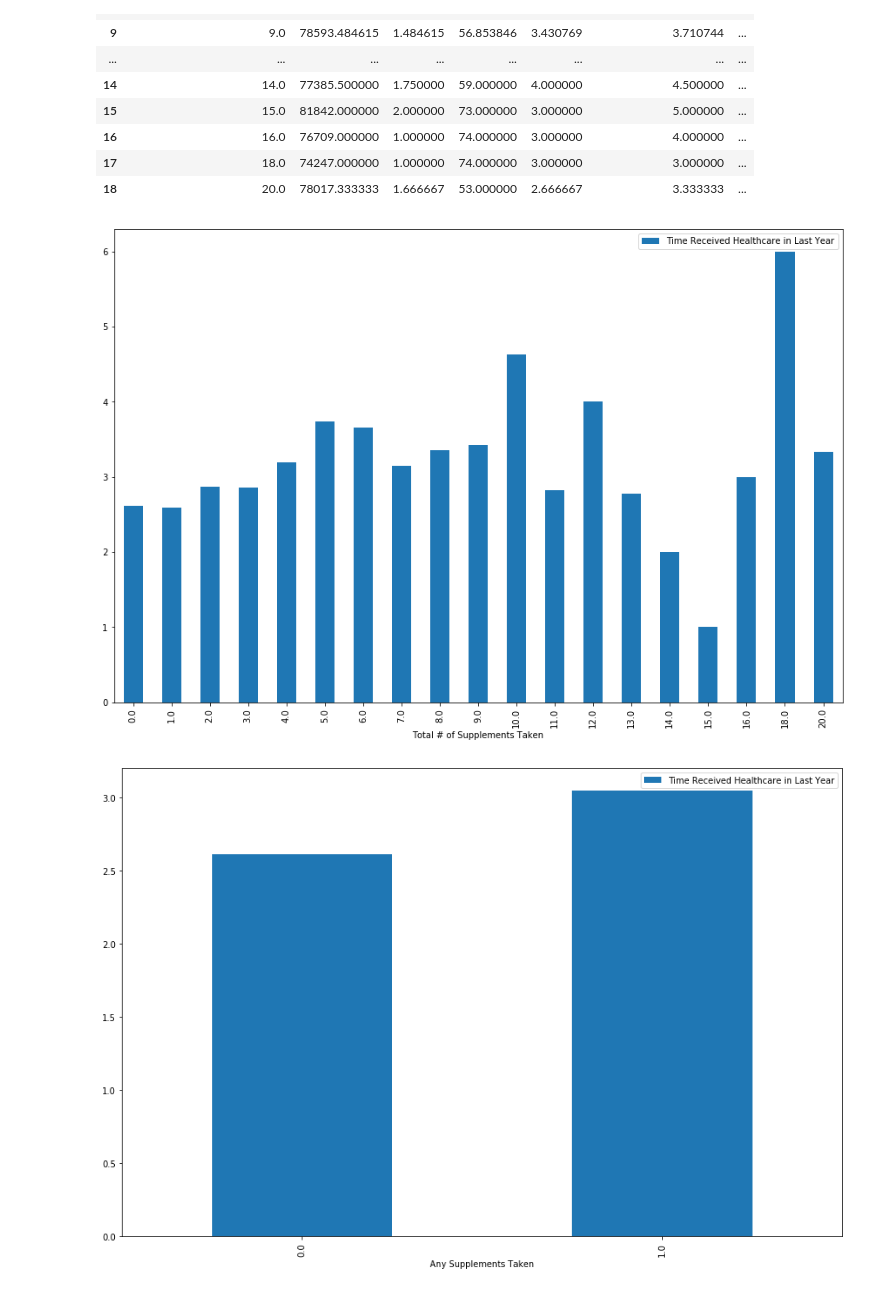
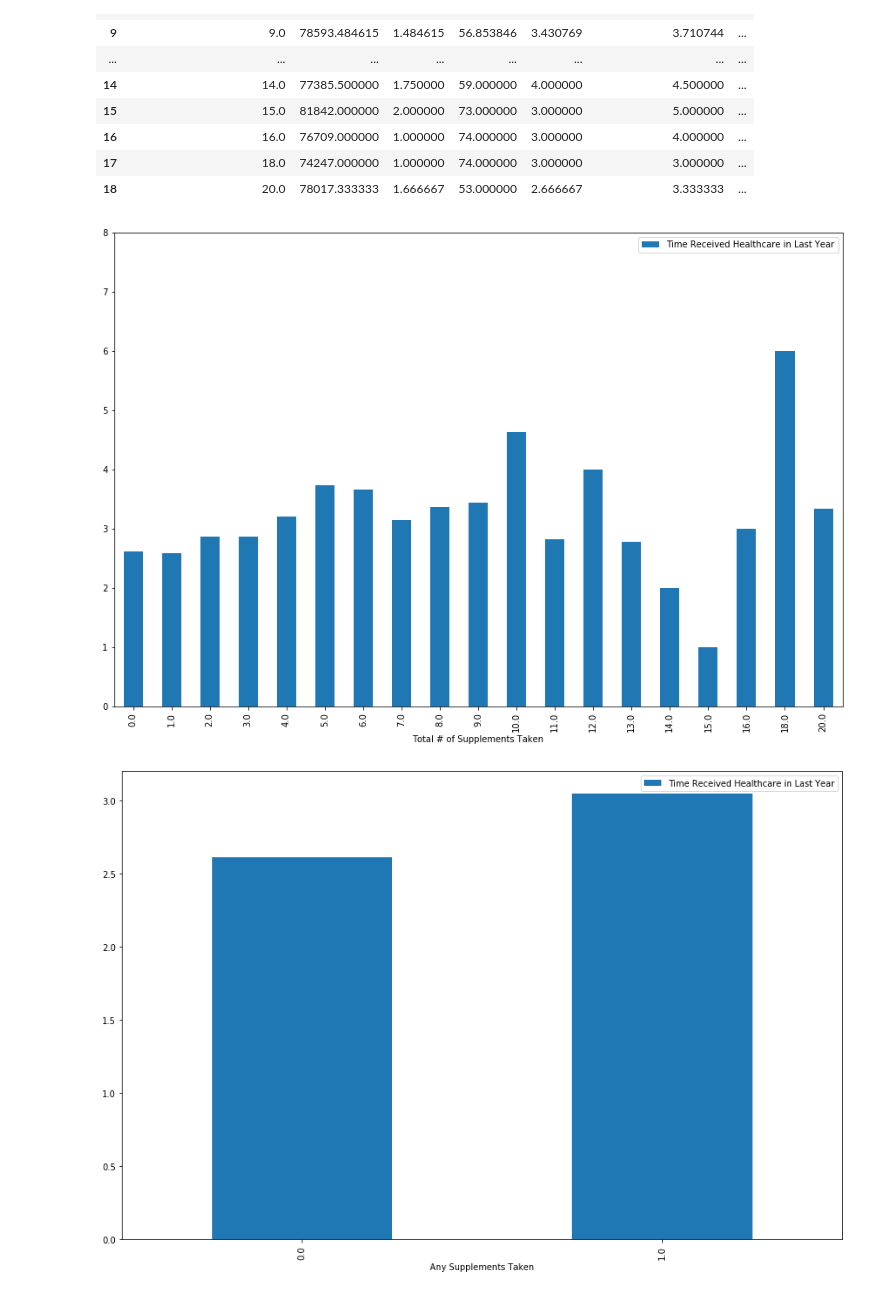
Before and after one commit to MikeAnderson89/NHANES_Research, a Jupyter notebook: Supplements/Supplement Notebook.ipynb, the cells around one changed output. Drawn from its saved outputs; the diff is of its cells as text; code cells hidden in the pictures.

```diff
--- a/Supplements/Supplement Notebook.ipynb
+++ b/Supplements/Supplement Notebook.ipynb
@@ -183,9 +196,10 @@ grouped_df
 | 18 | 20.0 | 78017.333333 | 1.666667 | 53.000000 | 2.666667 | 3.333333 | ... |
 # %%
 grouped_df.plot(kind='bar', x='Total # of Supplements Taken', y='Time Received Healthcare in Last Year', figsize=(15,10))
+plt.ylim(0, 8)
 plt.savefig('Images/Times Received Healthcare by Supplement Taken')
 # %% [output]
-[figure, old version]
+[figure, new version]
 # %%
 any_supplements_grouped = numbers_df.groupby('Any Supplements Taken').mean()
 any_supplements_grouped = any_supplements_grouped.reset_index()
```
Also changed, not shown: parts of 6 cells of this notebook, 10 other files.
